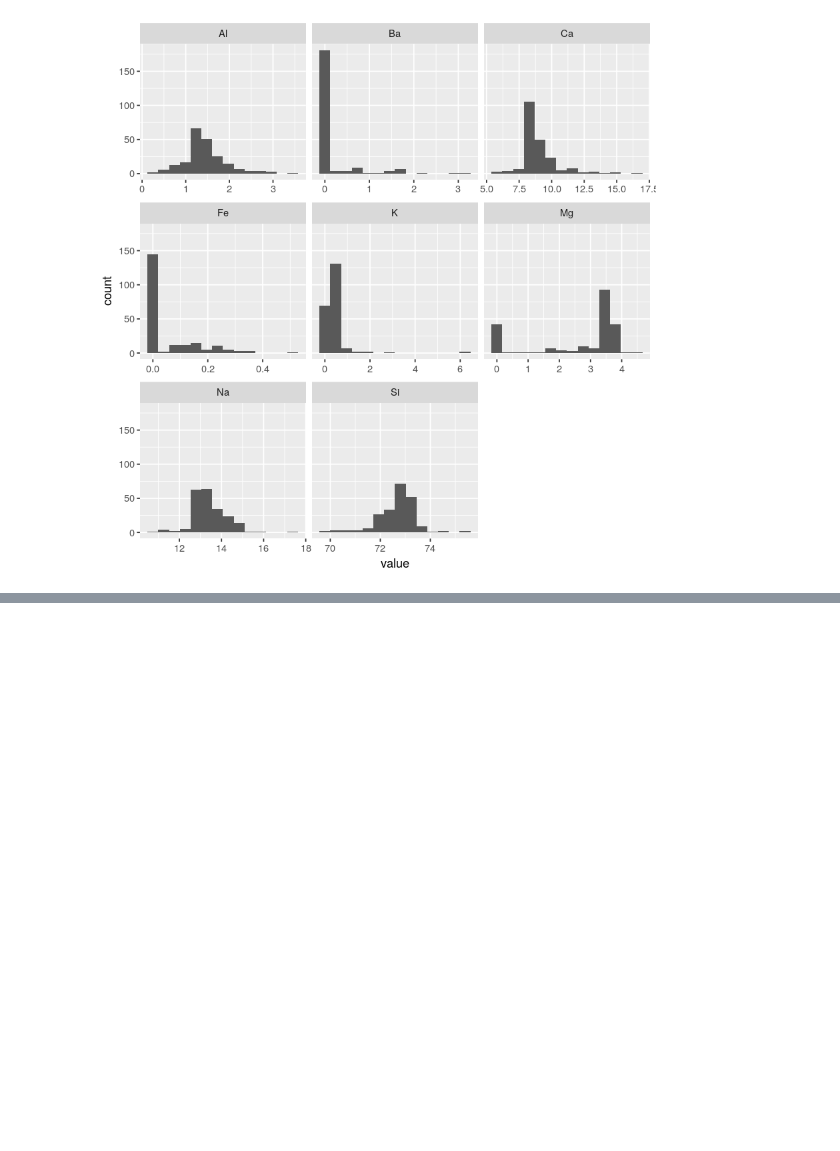
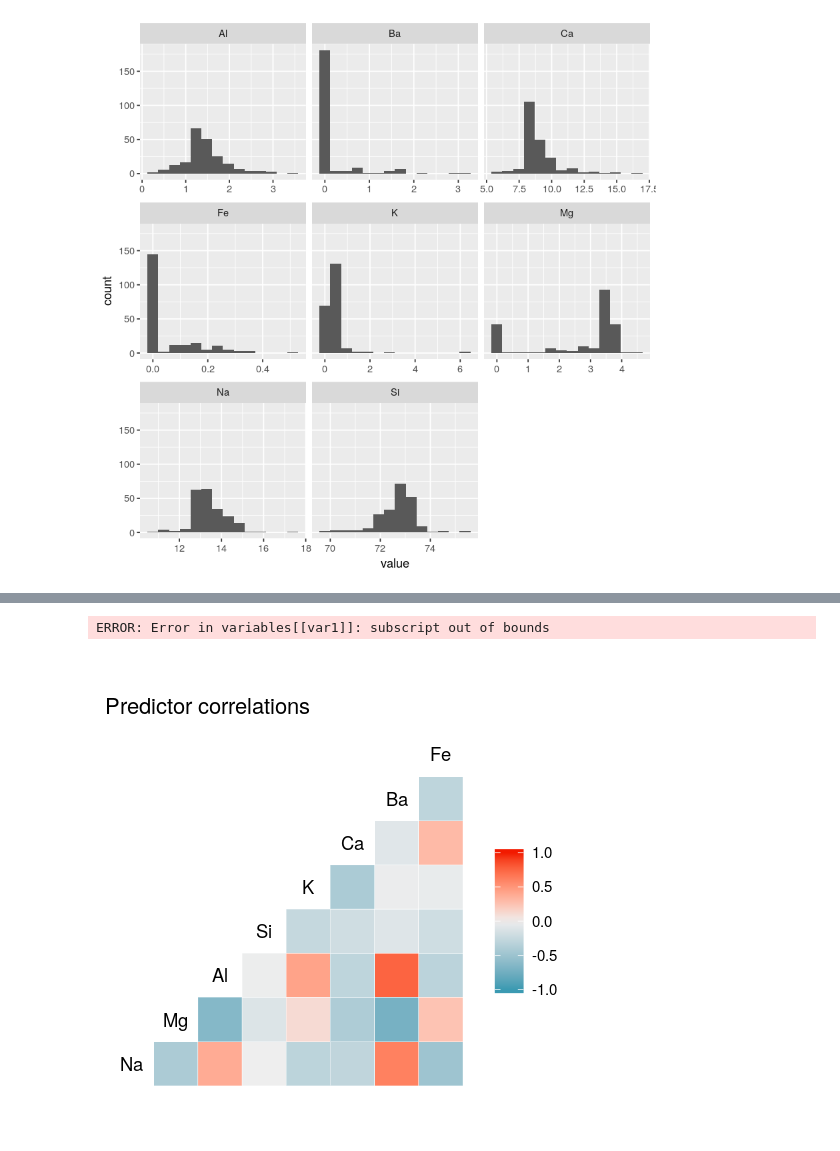
Before and after one commit to Jakob37/MLTemplateDataExplorations, a Jupyter notebook: gem_color/Gem color.ipynb, the cells around one changed output, grey strips where cells are left out. Drawn from its saved outputs; the diff is of its cells as text; code cells hidden in the pictures; blank space fills up the shorter version.

```diff
--- a/gem_color/Gem color.ipynb
+++ b/gem_color/Gem color.ipynb
@@ -23,9 +23,9 @@ stone_cols <- c("Na", "Mg", "Al", "Si", "K", "Ca", "Ba", "Fe")
 post_cols <- c("Type")
 all_cols <- c(pre_cols, stone_cols, post_cols)
 
-df <- read_csv("glass.data", col_names = all_cols)
-head(df)
-dim(df)
+wide_stones_df <- read_csv("glass.data", col_names = all_cols)
+head(wide_stones_df)
+dim(wide_stones_df)
 # %% [output]
 Parsed with column specification:
 cols(
@@ -65,0 +77,3 @@ ggplot(long_stones, aes(value)) + geom_histogram(bins=14) + facet_wrap(~key, sca
+# %%
+cor_mat <- cor(wide_stones_df %>% select(stone_cols))
+cor_mat
@@ -65,0 +147,8 @@ ggplot(long_stones, aes(value)) + geom_histogram(bins=14) + facet_wrap(~key, sca
+# %%
+typeof(Deducer::cor.matrix(cor_mat))
+# %% [output]
+ERROR: Error in variables[[var1]]: subscript out of bounds
+# %%
+GGally::ggcorr(cor_mat) + ggtitle("Predictor correlations")
+# %% [output]
+[figure, added]
```
Also changed, not shown: parts of 28 cells of this notebook, 2 other files.
